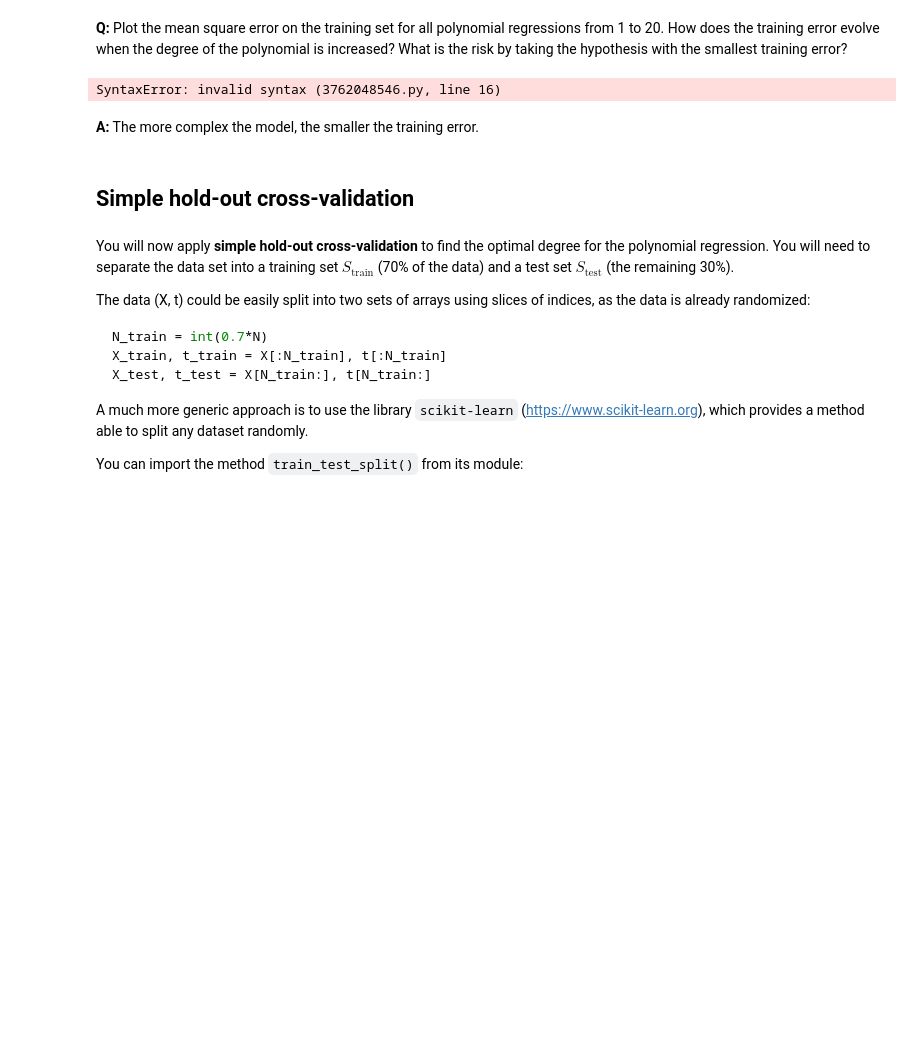
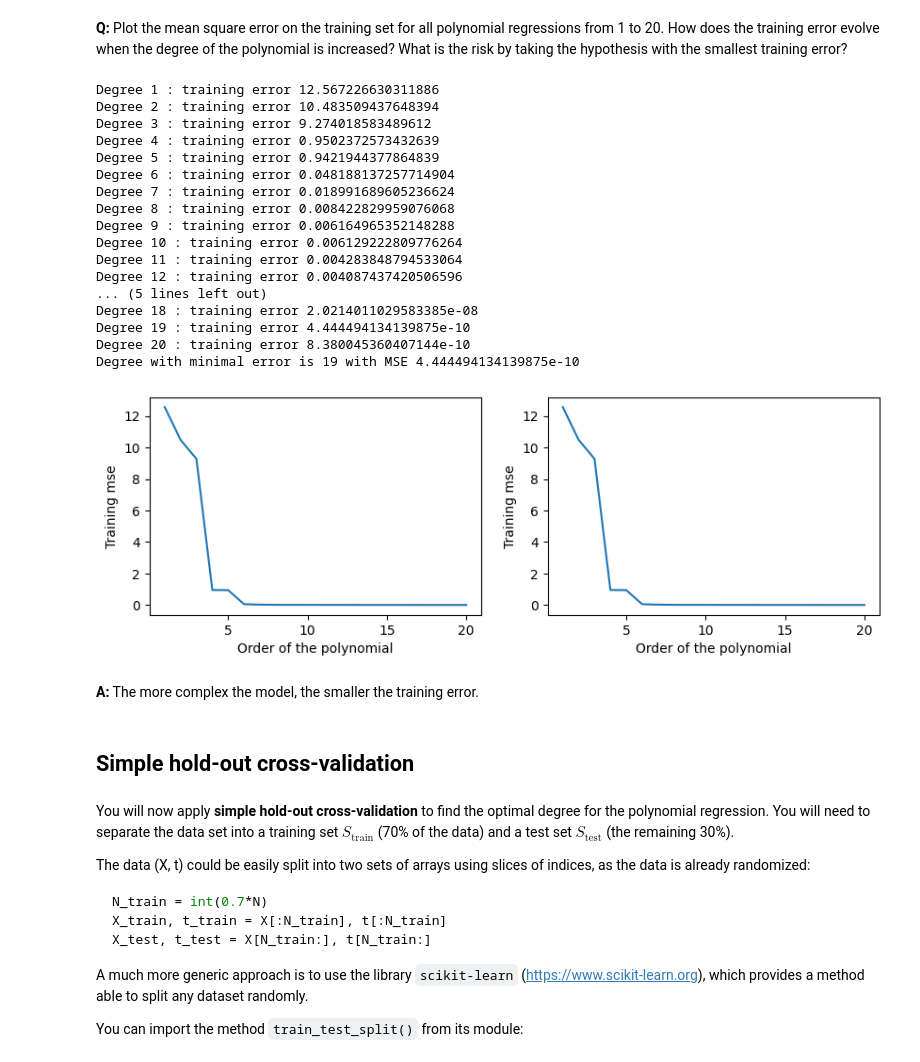
Before and after one commit to miteichmann/notebooks-neurocomputing, a Jupyter notebook: solutions/5-Crossvalidation-solution.ipynb, the cells around one changed output. Saved outputs shown, nothing was run; the diff lists cells and outputs as text; code cells hidden in the pictures; blank space fills up the shorter version.

```diff
--- a/solutions/5-Crossvalidation-solution.ipynb
+++ b/solutions/5-Crossvalidation-solution.ipynb
@@ -113,31 +113,51 @@ plt.show()
 # %%
 training_mse = []
 
 degrees = range(1, 21)
 
 for deg in degrees:
 
     w = np.polyfit(X, t, deg)
     y = np.polyval(w, X)
 
     mse = np.mean((t-y)**2)
 
     training_mse.append(mse)
 
     print("Degree", deg, ": training error", mse)
 
-plt.subplot(1,2,1, figsize=(10,6))
+print(f"Degree with minimal error is {np.argmin(training_mse)+1} with MSE {training_mse[np.argmin(training_mse)]}")
+
+plt.figure(figsize=(10, 3))
+plt.subplot(1,2,1)
 plt.plot(degrees, training_mse)
 plt.xlabel("Order of the polynomial")
 plt.ylabel("Training mse")
 
-plt.subplot(1,2,2,figsize=(10,6))
+plt.subplot(1,2,2)
 plt.plot(degrees, training_mse)
 plt.xlabel("Order of the polynomial")
 plt.ylabel("Training mse")
 plt.show()
 # %% [output]
-SyntaxError: invalid syntax (3762048546.py, line 16)
+Degree 1 : training error 12.567226630311886
+Degree 2 : training error 10.483509437648394
+Degree 3 : training error 9.274018583489612
+Degree 4 : training error 0.9502372573432639
+Degree 5 : training error 0.9421944377864839
+Degree 6 : training error 0.048188137257714904
+Degree 7 : training error 0.018991689605236624
+Degree 8 : training error 0.008422829959076068
+Degree 9 : training error 0.006164965352148288
+Degree 10 : training error 0.006129222809776264
+Degree 11 : training error 0.004283848794533064
+Degree 12 : training error 0.004087437420506596
+... (5 lines left out)
+Degree 18 : training error 2.0214011029583385e-08
+Degree 19 : training error 4.444494134139875e-10
+Degree 20 : training error 8.380045360407144e-10
+Degree with minimal error is 19 with MSE 4.444494134139875e-10
+[figure, added]
 # %% [markdown]
 **A:** The more complex the model, the smaller the training error.
 # %% [markdown]
```
Also changed, not shown: parts of 7 cells of this notebook.
